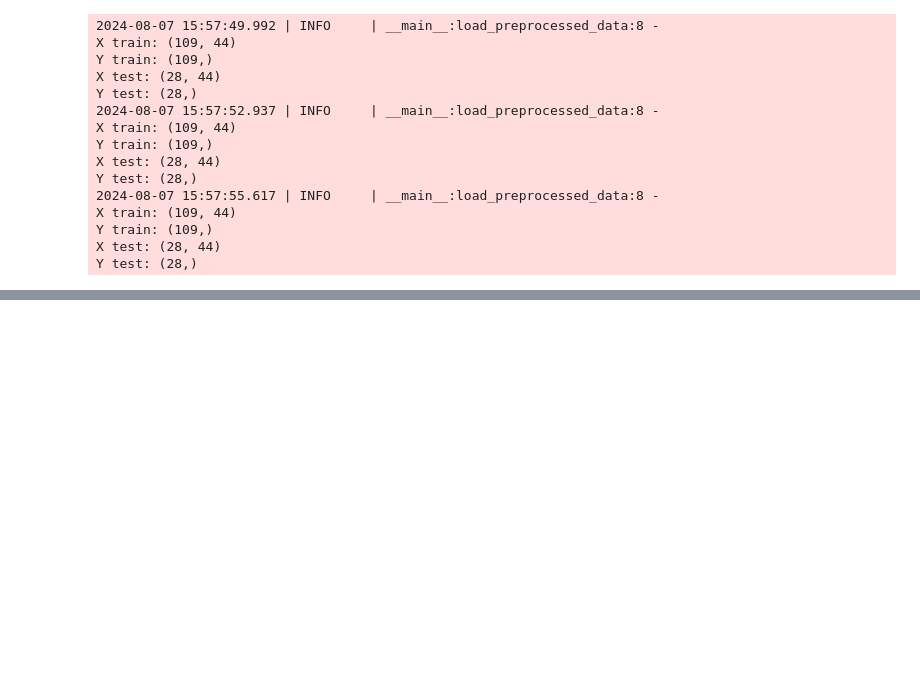
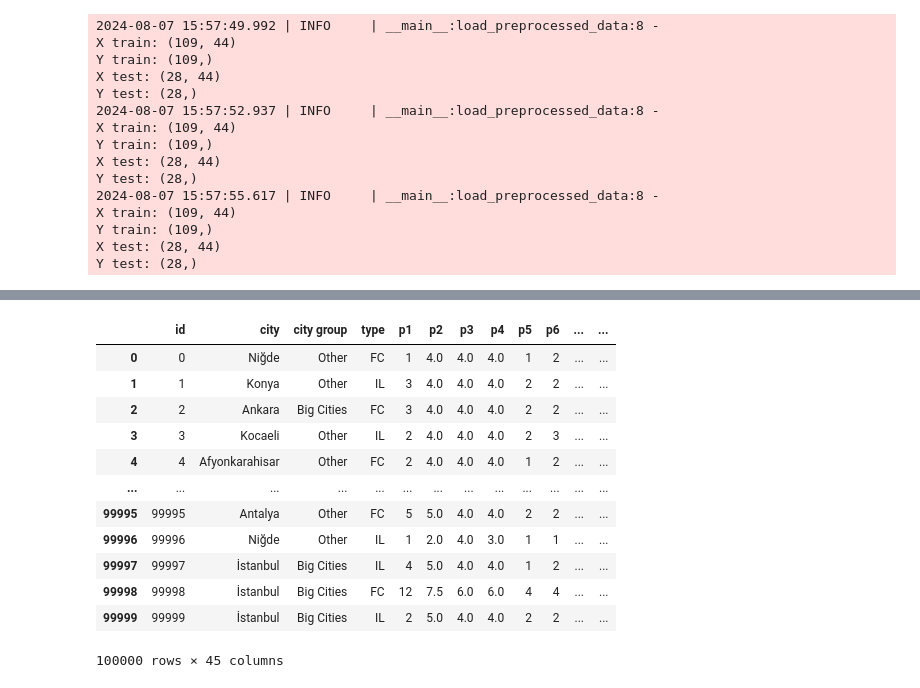
Before and after one commit to FallouMbengue/revenue_prediction, a Jupyter notebook: notebooks/Modeling.ipynb, the cells around one changed output, grey strips where cells are left out. Drawn from its saved outputs; the diff is of its cells as text; code cells hidden in the pictures; blank space fills up the shorter version.

Commit message:
model test

```diff
--- a/notebooks/Modeling.ipynb
+++ b/notebooks/Modeling.ipynb
@@ -288,0 +298,2 @@ Y test: (28,)
+# %%
+test_data = load_data(MODEL_PARAMS["TEST_PATH"], columns_to_lower=True)
@@ -288,0 +318,17 @@ Y test: (28,)
+# %%
+test_data = date_formatage(test_data)
+test_data
+# %% [output]
+|  | id | city | city group | type | p1 | p2 | p3 | p4 | p5 | p6 | ... | ... |
+| 0 | 0 | Niğde | Other | FC | 1 | 4.0 | 4.0 | 4.0 | 1 | 2 | ... | ... |
+| 1 | 1 | Konya | Other | IL | 3 | 4.0 | 4.0 | 4.0 | 2 | 2 | ... | ... |
+| 2 | 2 | Ankara | Big Cities | FC | 3 | 4.0 | 4.0 | 4.0 | 2 | 2 | ... | ... |
+| 3 | 3 | Kocaeli | Other | IL | 2 | 4.0 | 4.0 | 4.0 | 2 | 3 | ... | ... |
+| 4 | 4 | Afyonkarahisar | Other | FC | 2 | 4.0 | 4.0 | 4.0 | 1 | 2 | ... | ... |
+| ... | ... | ... | ... | ... | ... | ... | ... | ... | ... | ... | ... | ... |
+| 99995 | 99995 | Antalya | Other | FC | 5 | 5.0 | 4.0 | 4.0 | 2 | 2 | ... | ... |
+| 99996 | 99996 | Niğde | Other | IL | 1 | 2.0 | 4.0 | 3.0 | 1 | 1 | ... | ... |
+| 99997 | 99997 | İstanbul | Big Cities | IL | 4 | 5.0 | 4.0 | 4.0 | 1 | 2 | ... | ... |
+| 99998 | 99998 | İstanbul | Big Cities | FC | 12 | 7.5 | 6.0 | 6.0 | 4 | 4 | ... | ... |
+| 99999 | 99999 | İstanbul | Big Cities | IL | 2 | 5.0 | 4.0 | 4.0 | 2 | 2 | ... | ... |
+100000 rows × 45 columns
```
Also changed, not shown: parts of 9 cells of this notebook, 2 other files.
